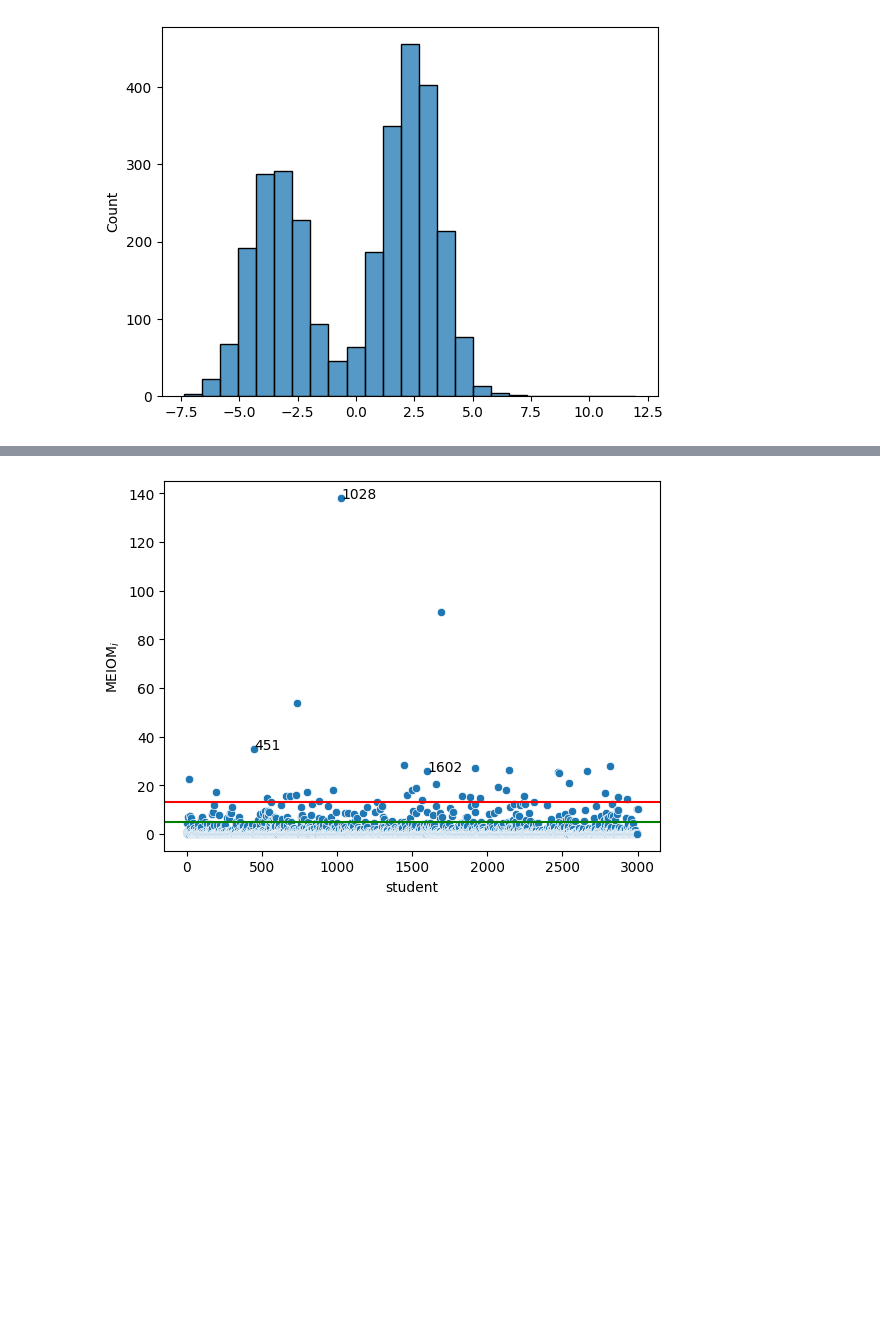
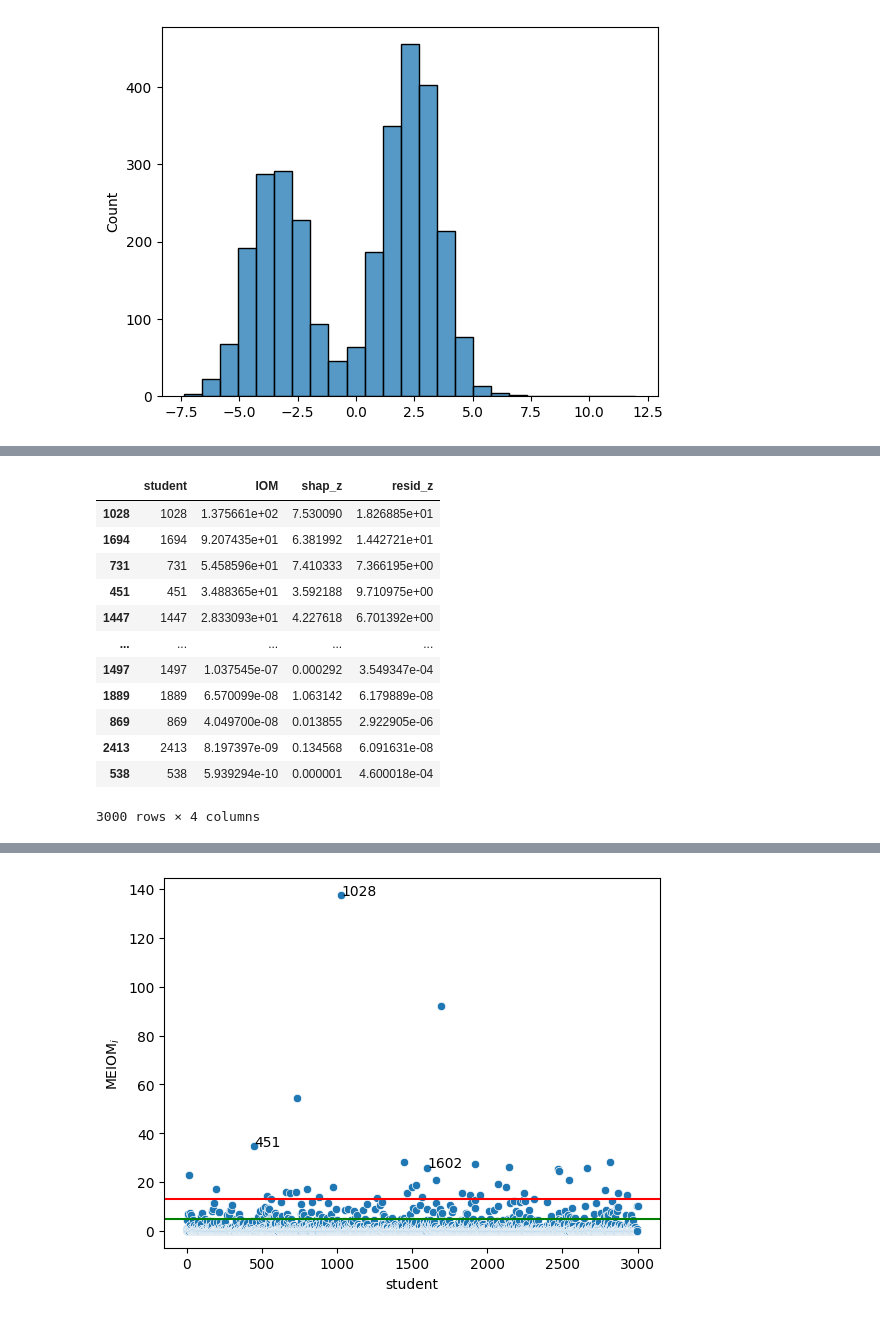
Before and after one commit to colinchjones/generalized_iom, a Jupyter notebook: IOM_ME.ipynb, the cells around one changed output, grey strips where cells are left out. Drawn from its saved outputs; the diff is of its cells as text; code cells hidden in the pictures; blank space fills up the shorter version.

```diff
--- a/IOM_ME.ipynb
+++ b/IOM_ME.ipynb
@@ -2060,3 +2060,19 @@ iom_i_rf = pd.DataFrame(IOM_merf).reset_index().rename({'index': 'student'}, axi
+# %%
+iom_i_rf.sort_values('IOM', ascending=False)
+# %% [output]
+|  | student | IOM | shap_z | resid_z |
+| 1028 | 1028 | 1.375661e+02 | 7.530090 | 1.826885e+01 |
+| 1694 | 1694 | 9.207435e+01 | 6.381992 | 1.442721e+01 |
+| 731 | 731 | 5.458596e+01 | 7.410333 | 7.366195e+00 |
+| 451 | 451 | 3.488365e+01 | 3.592188 | 9.710975e+00 |
+| 1447 | 1447 | 2.833093e+01 | 4.227618 | 6.701392e+00 |
+| ... | ... | ... | ... | ... |
+| 1497 | 1497 | 1.037545e-07 | 0.000292 | 3.549347e-04 |
+| 1889 | 1889 | 6.570099e-08 | 1.063142 | 6.179889e-08 |
+| 869 | 869 | 4.049700e-08 | 0.013855 | 2.922905e-06 |
+| 2413 | 2413 | 8.197397e-09 | 0.134568 | 6.091631e-08 |
+| 538 | 538 | 5.939294e-10 | 0.000001 | 4.600018e-04 |
+3000 rows × 4 columns
 # %%
 sum(iom_i_rf['IOM'] > 12.9904)
 # %% [output]
```
Also changed, not shown: parts of 21 cells of this notebook, 4 other files.
